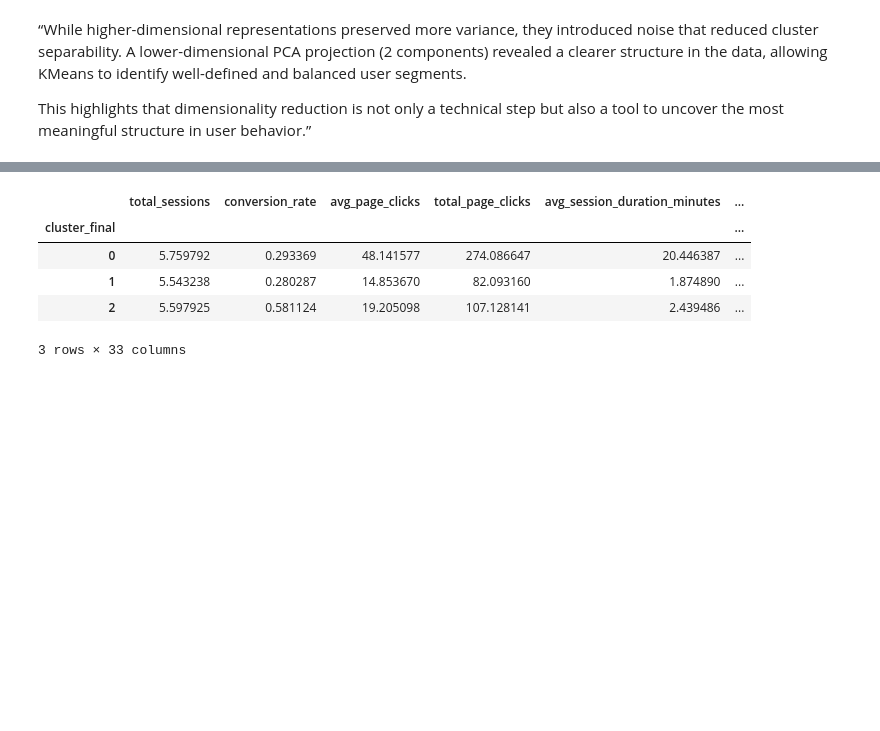
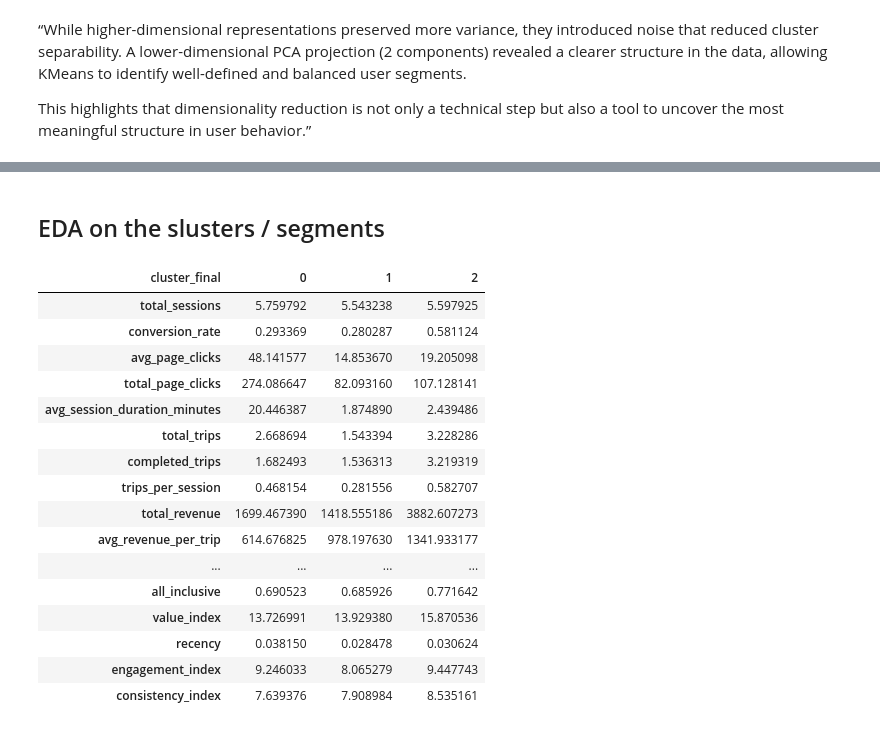
Before and after one commit to adrianmrizo/Client-Segmentation-Analysis, a Jupyter notebook: Adrian_Travel_Tide_Mastery_Project.ipynb, the cells around one changed output, grey strips where cells are left out. Cells and saved outputs as stored; diff of their text form; code cells hidden in the pictures; blank space fills up the shorter version.

```diff
--- a/Adrian_Travel_Tide_Mastery_Project.ipynb
+++ b/Adrian_Travel_Tide_Mastery_Project.ipynb
@@ -1508,9 +1547,22 @@ df_prep['cluster_final'] = kmeans_final.fit_predict(X_final)
+# %% [markdown]
+## EDA on the slusters / segments
 # %%
-df_prep.groupby('cluster_final').mean()
+df_prep.groupby('cluster_final').mean().T
 # %% [output]
-|  | total_sessions | conversion_rate | avg_page_clicks | total_page_clicks | avg_session_duration_minutes | ... |
-| cluster_final |  |  |  |  |  | ... |
-| 0 | 5.759792 | 0.293369 | 48.141577 | 274.086647 | 20.446387 | ... |
-| 1 | 5.543238 | 0.280287 | 14.853670 | 82.093160 | 1.874890 | ... |
-| 2 | 5.597925 | 0.581124 | 19.205098 | 107.128141 | 2.439486 | ... |
+| cluster_final | 0 | 1 | 2 |
+| total_sessions | 5.759792 | 5.543238 | 5.597925 |
+| conversion_rate | 0.293369 | 0.280287 | 0.581124 |
+| avg_page_clicks | 48.141577 | 14.853670 | 19.205098 |
+| total_page_clicks | 274.086647 | 82.093160 | 107.128141 |
+| avg_session_duration_minutes | 20.446387 | 1.874890 | 2.439486 |
+| total_trips | 2.668694 | 1.543394 | 3.228286 |
+| completed_trips | 1.682493 | 1.536313 | 3.219319 |
+| trips_per_session | 0.468154 | 0.281556 | 0.582707 |
+| total_revenue | 1699.467390 | 1418.555186 | 3882.607273 |
+| avg_revenue_per_trip | 614.676825 | 978.197630 | 1341.933177 |
+| ... | ... | ... | ... |
+| all_inclusive | 0.690523 | 0.685926 | 0.771642 |
+| value_index | 13.726991 | 13.929380 | 15.870536 |
+| recency | 0.038150 | 0.028478 | 0.030624 |
+| engagement_index | 9.246033 | 8.065279 | 9.447743 |
+| consistency_index | 7.639376 | 7.908984 | 8.535161 |
-3 rows × 33 columns
```
Also changed, not shown: parts of 41 cells of this notebook.
